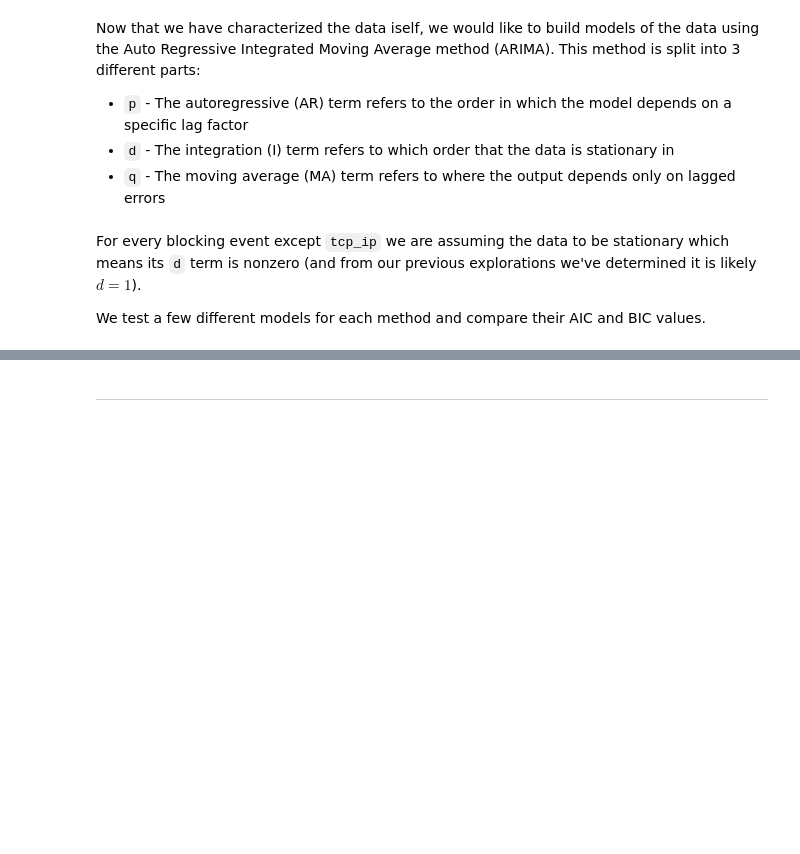
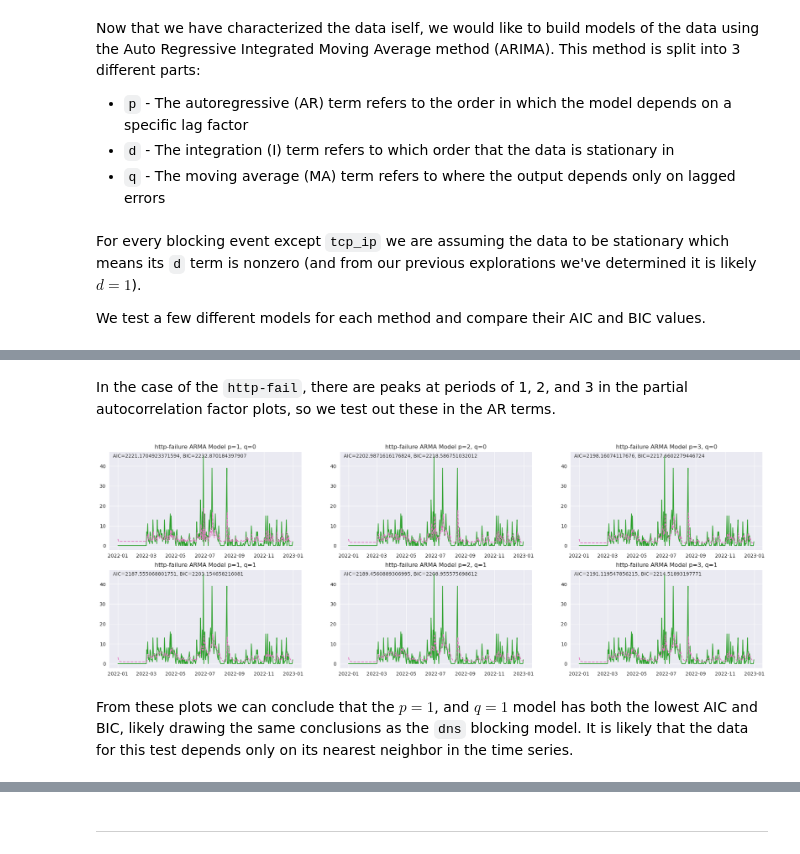
Before and after one commit to mdushkoff/OONI_DataAnalysis, a Jupyter notebook: src/FullAnalysis.ipynb, the cells around one changed output, grey strips where cells are left out. Cells and saved outputs as stored; diff of their text form; code cells hidden in the pictures; blank space fills up the shorter version.

```diff
--- a/src/FullAnalysis.ipynb
+++ b/src/FullAnalysis.ipynb
@@ -675,0 +781,37 @@ plt.figure(figsize=(12*len(ma_orders), 4*len(ar_orders)))
+# %% [markdown]
+In the case of the `http-fail`, there are peaks at periods of 1, 2, and 3 in the partial autocorrelation factor plots, so we test out these in the AR terms.
+# %%
+# Try out different ARMA terms
+ar_orders = [1,2,3]
+ma_orders = [0,1]
+
+# Type and color
+i = 2
+typ = tdf.columns[i]
+color = palette[i]
+outcol = palette[len(tdf.columns)+2]
+
+# Get data
+d = tdf[typ]
+
+# Set plot options
+plt.rcParams['figure.figsize'] = [8*len(ar_orders), 4*len(ma_orders)]
+
+# Loop through all models
+fitted_models = {}
+#plt.figure(figsize=(12*len(ma_orders), 4*len(ar_orders)))
+fig, axes = plt.subplots(len(ma_orders), len(ar_orders), sharex=False)
+for c, ar in enumerate(ar_orders):
+    fitted_models[ar] = {}
+    for r, ma in enumerate(ma_orders):
+        ar_model = ARIMA(d, order=(ar, 0, ma))
+        ar_model_fit = ar_model.fit()
+        fitted_models[ar][ma] = ar_model_fit
+        axes[r,c].plot(d, color=color)
+        axes[r,c].plot(ar_model_fit.fittedvalues, color=outcol, linestyle='--')
+        axes[r,c].set_title(f'{typ} ARMA Model p={ar}, q={ma}') #, AIC={ar_model_fit.aic}, BIC={ar_model_fit.bic}')
+        axes[r,c].text(0.02,0.98, f'AIC={ar_model_fit.aic}, BIC={ar_model_fit.bic}', ha='left', va='top', transform=axes[r,c].transAxes)
+# %% [output]
+[figure, added]
+# %% [markdown]
+From these plots we can conclude that the $p=1$, and $q=1$ model has both the lowest AIC and BIC, likely drawing the same conclusions as the `dns` blocking model.  It is likely that the data for this test depends only on its nearest neighbor in the time series.
```
Also changed, not shown: parts of 12 cells of this notebook.
